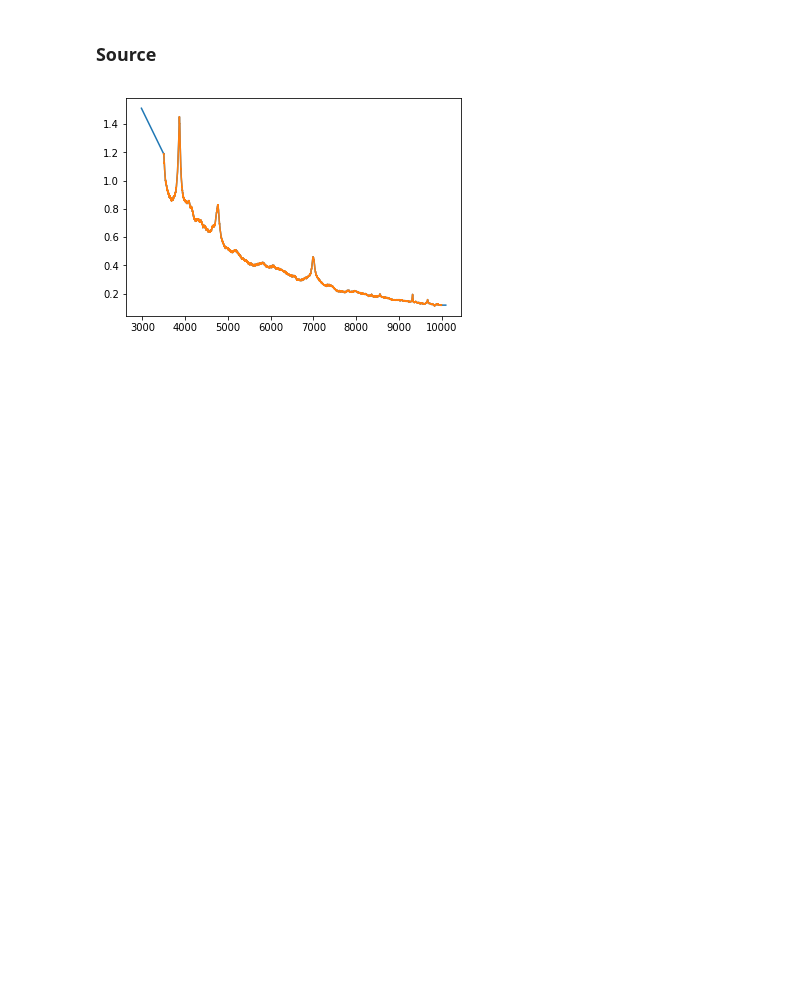
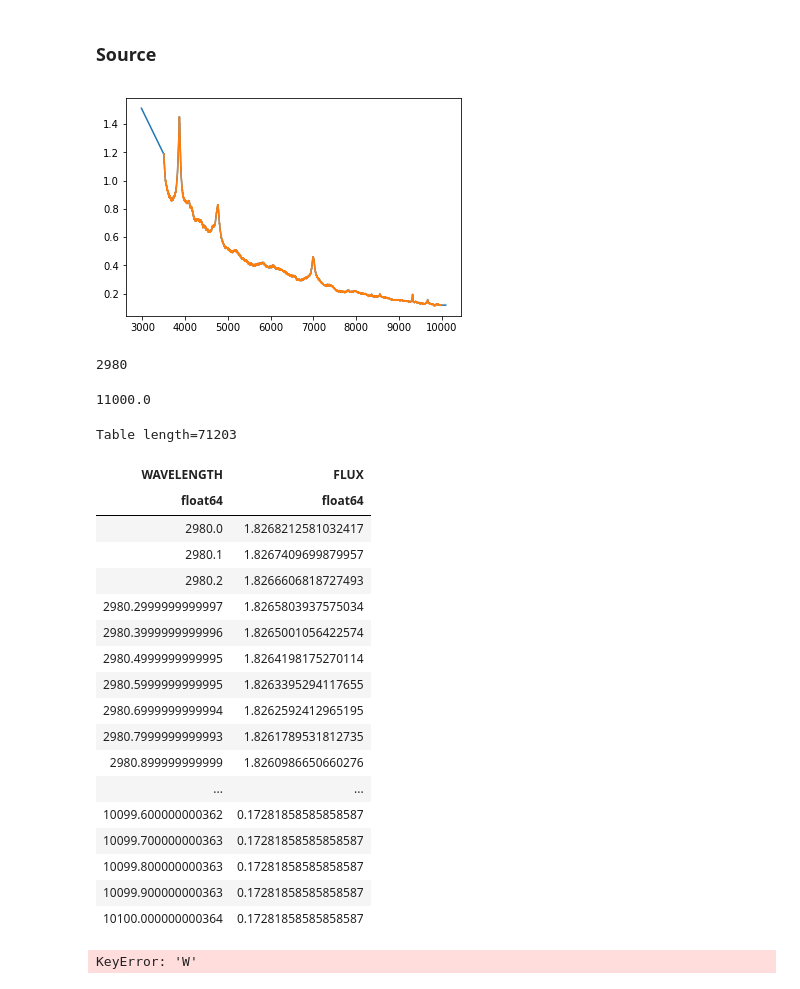
Before and after one commit to desihub/specsim, a Jupyter notebook: docs/nb/eBOSSConfigData.ipynb, the cells around one changed output. Drawn from its saved outputs; the diff is of its cells as text; code cells hidden in the pictures; blank space fills up the shorter version.

```diff
--- a/docs/nb/eBOSSConfigData.ipynb
+++ b/docs/nb/eBOSSConfigData.ipynb
@@ -700,12 +700,45 @@ plt.plot(qso['WAVELENGTH'], qso['FLUX'])
 plt.show()
 # %% [output]
 [figure]
+# %%
+2980
+# %% [output]
+2980
+# %%
+abmag22['WAVELENGTH'][-1]
+# %% [output]
+11000.0
+# %%
+Table.read(os.path.join(sdss_path, 'spec-ABmag22.0.dat'), format='ascii')
+# %% [output]
+Table length=71203
+| WAVELENGTH | FLUX |
+| float64 | float64 |
+| 2980.0 | 1.8268212581032417 |
+| 2980.1 | 1.8267409699879957 |
+| 2980.2 | 1.8266606818727493 |
+| 2980.2999999999997 | 1.8265803937575034 |
+| 2980.3999999999996 | 1.8265001056422574 |
+| 2980.4999999999995 | 1.8264198175270114 |
+| 2980.5999999999995 | 1.8263395294117655 |
+| 2980.6999999999994 | 1.8262592412965195 |
+| 2980.7999999999993 | 1.8261789531812735 |
+| 2980.899999999999 | 1.8260986650660276 |
+| ... | ... |
+| 10099.600000000362 | 0.17281858585858587 |
+| 10099.700000000363 | 0.17281858585858587 |
+| 10099.800000000363 | 0.17281858585858587 |
+| 10099.900000000363 | 0.17281858585858587 |
+| 10100.000000000364 | 0.17281858585858587 |
 # %%
 abmag22 = Table.read(os.path.join(desimodel_path, 'spectra/spec-ABmag22.0.dat'), format='ascii')
-new_abmag22 = fit_and_pad(abmag22, 'WAVELENGTH', 'FLUX', ni=[0,50], nf=[-100,-1], fit_order_i=1, fit_order_f=0)
+new_abmag22 = fit_and_pad(abmag22, 'WAVELENGTH', 'FLUX', ni=[0,50], nf=[-100,-1], col1_min=1990,
+                          fit_order_i=1, fit_order_f=0)
 
 if write:
     new_abmag22.write(os.path.join(sdss_path, 'spec-ABmag22.0.dat'), format='ascii', overwrite=True)
+# %% [output]
+KeyError: 'W'
 # %%
 plt.plot(new_abmag22['WAVELENGTH'], new_abmag22['FLUX'])
 plt.plot(abmag22['WAVELENGTH'], abmag22['FLUX'])
```
Also changed, not shown: parts of 2 cells of this notebook.
